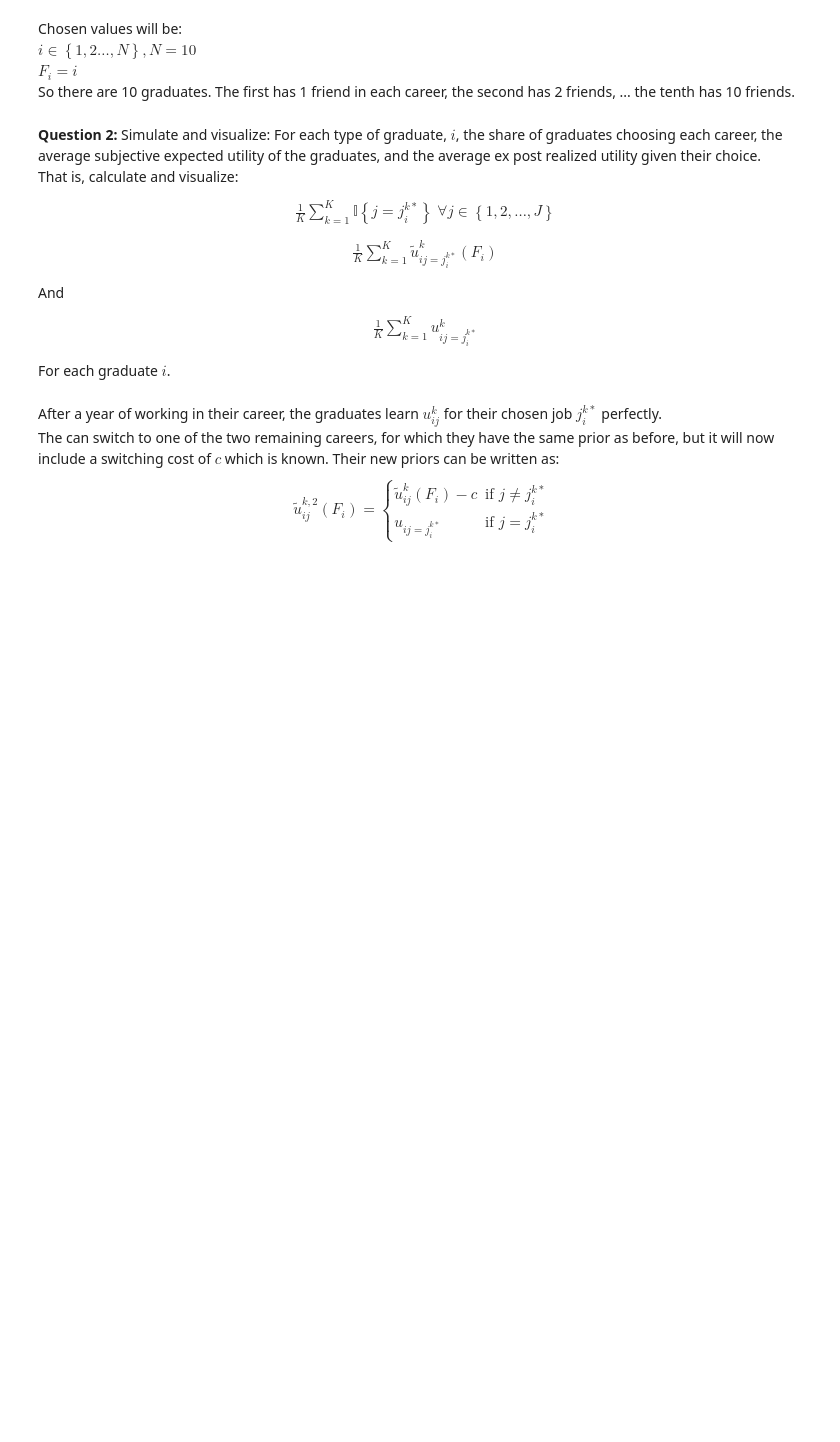
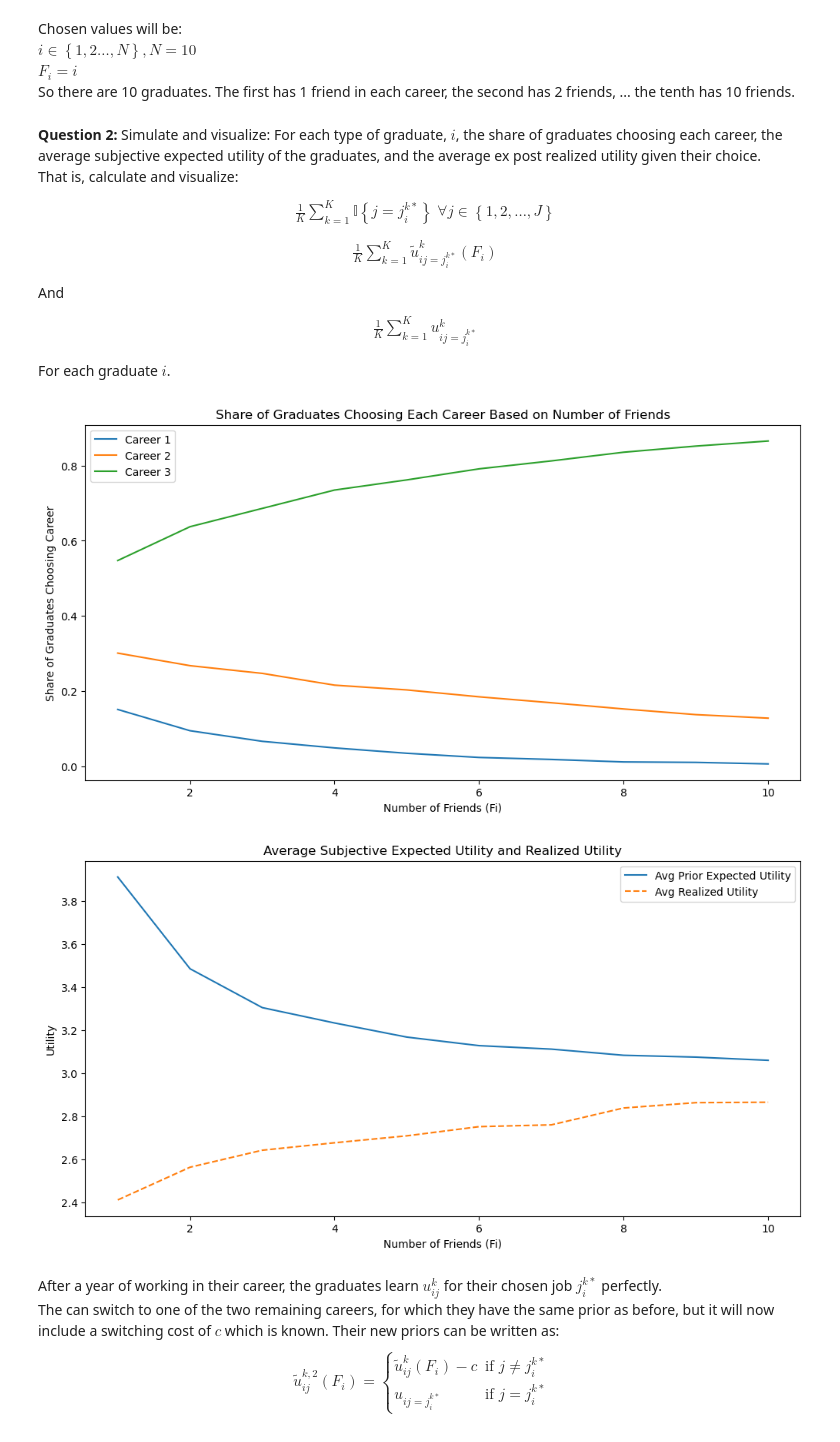
Before and after one commit to NumEconCopenhagen/projects-2024-econtechvets, a Jupyter notebook: examproject/exam_2024.ipynb, the cells around one changed output. Drawn from its saved outputs; the diff is of its cells as text; code cells hidden in the pictures; blank space fills up the shorter version.

Commit message:
Inserted problem 2

```diff
--- a/examproject/exam_2024.ipynb
+++ b/examproject/exam_2024.ipynb
@@ -300,3 +311,18 @@ For each graduate $i$.
+# %%
+# Importing the class
+from Problem2 import CareerChoiceClass
+
+# Create an instance of CareerChoiceClass
+career_choice = CareerChoiceClass()
+
+# Simulate the new scenario
+career_choices, prior_expectations, realized_utilities = career_choice.simulate_new_scenario()
+
+# Visualize the results
+career_choice.visualize_results(career_choices, prior_expectations, realized_utilities)
+# %% [output]
+[figure, added]
+[figure, added]
 # %% [markdown]
 After a year of working in their career, the graduates learn $u^k_{ij}$ for their chosen job $j_i^{k*}$ perfectly. <br>
 The can switch to one of the two remaining careers, for which they have the same prior as before, but it will now include a switching cost of $c$ which is known.
```
Also changed, not shown: parts of 9 cells of this notebook, 4 other files.
